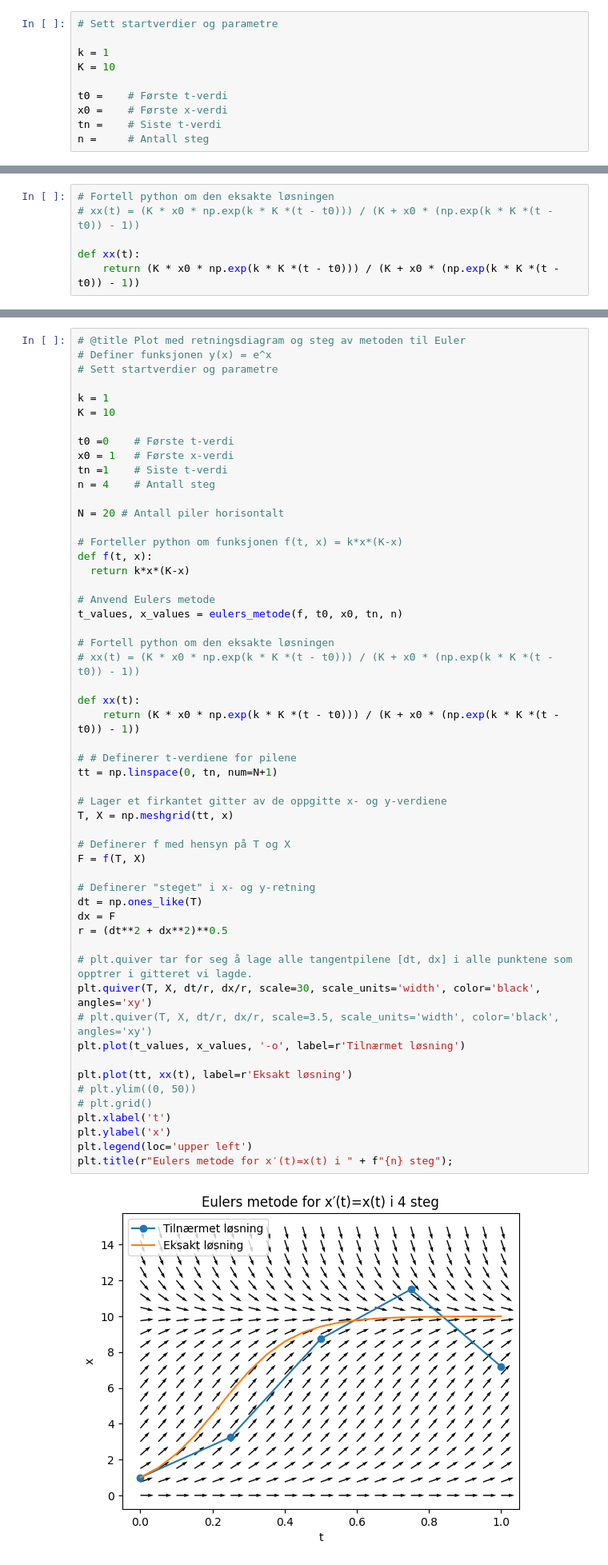
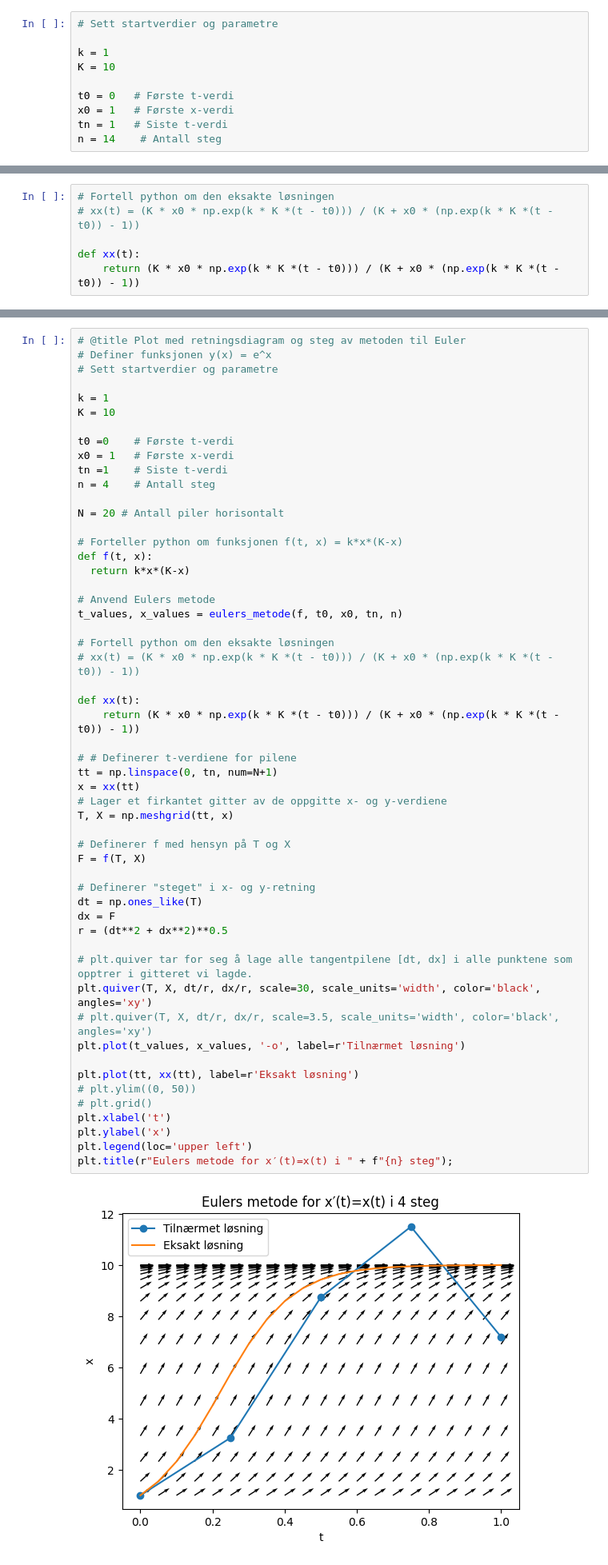
Before and after one commit to mbr085/V26MAT102, a Jupyter notebook: notebooks/uke6/Logistisk_Vekst.ipynb, the cells around one changed output, grey strips where cells are left out. Shown at 80% size. Drawn from its saved outputs; the diff is of its cells as text.

```diff
--- a/notebooks/uke6/Logistisk_Vekst.ipynb
+++ b/notebooks/uke6/Logistisk_Vekst.ipynb
@@ -77,10 +77,10 @@ def eulers_metode(f, t0, x0, tn, n):
 k = 1
 K = 10
 
-t0 =    # Første t-verdi
-x0 =    # Første x-verdi
-tn =    # Siste t-verdi
-n =     # Antall steg
+t0 = 0   # Første t-verdi
+x0 = 1   # Første x-verdi
+tn = 1   # Siste t-verdi
+n = 14    # Antall steg
 # %%
 # Forteller python om funksjonen f(t, x) = k*x*(K-x)
 def f(t, x):
@@ -136,33 +136,33 @@ t_values, x_values = eulers_metode(f, t0, x0, tn, n)
 # xx(t) = (K * x0 * np.exp(k * K *(t - t0))) / (K + x0 * (np.exp(k * K *(t - t0)) - 1))
 
 def xx(t):
     return (K * x0 * np.exp(k * K *(t - t0))) / (K + x0 * (np.exp(k * K *(t - t0)) - 1))
 
 # # Definerer t-verdiene for pilene
 tt = np.linspace(0, tn, num=N+1)
-
+x = xx(tt)
 # Lager et firkantet gitter av de oppgitte x- og y-verdiene
 T, X = np.meshgrid(tt, x)
 
 # Definerer f med hensyn på T og X
 F = f(T, X)
 
 # Definerer "steget" i x- og y-retning
 dt = np.ones_like(T)
 dx = F
 r = (dt**2 + dx**2)**0.5
 
 # plt.quiver tar for seg å lage alle tangentpilene [dt, dx] i alle punktene som opptrer i gitteret vi lagde.
 plt.quiver(T, X, dt/r, dx/r, scale=30, scale_units='width', color='black', angles='xy')
 # plt.quiver(T, X, dt/r, dx/r, scale=3.5, scale_units='width', color='black', angles='xy')
 plt.plot(t_values, x_values, '-o', label=r'Tilnærmet løsning')
 
-plt.plot(tt, xx(t), label=r'Eksakt løsning')
+plt.plot(tt, xx(tt), label=r'Eksakt løsning')
 # plt.ylim((0, 50))
 # plt.grid()
 plt.xlabel('t')
 plt.ylabel('x')
 plt.legend(loc='upper left')
 plt.title(r"Eulers metode for x′(t)=x(t) i " + f"{n} steg");
 # %% [output]
-[figure, old version]
+[figure, new version]
```
Also changed, not shown: parts of 1 cell of this notebook.
